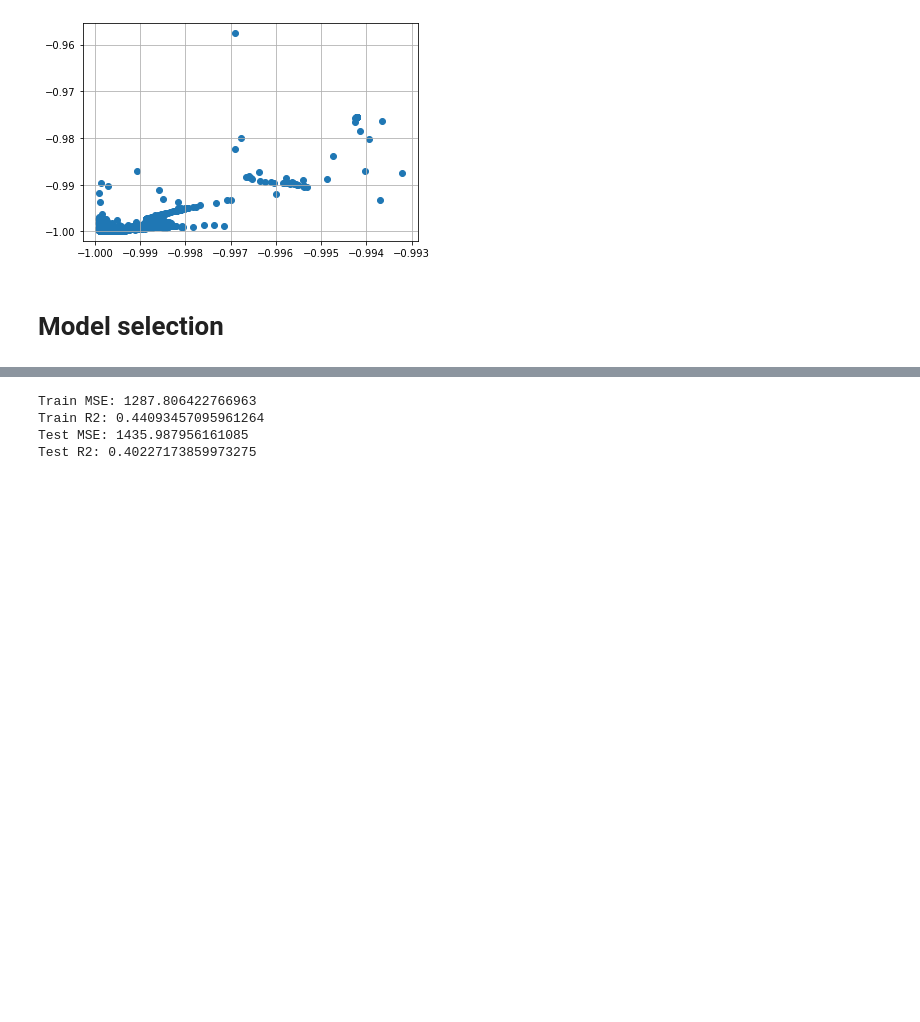
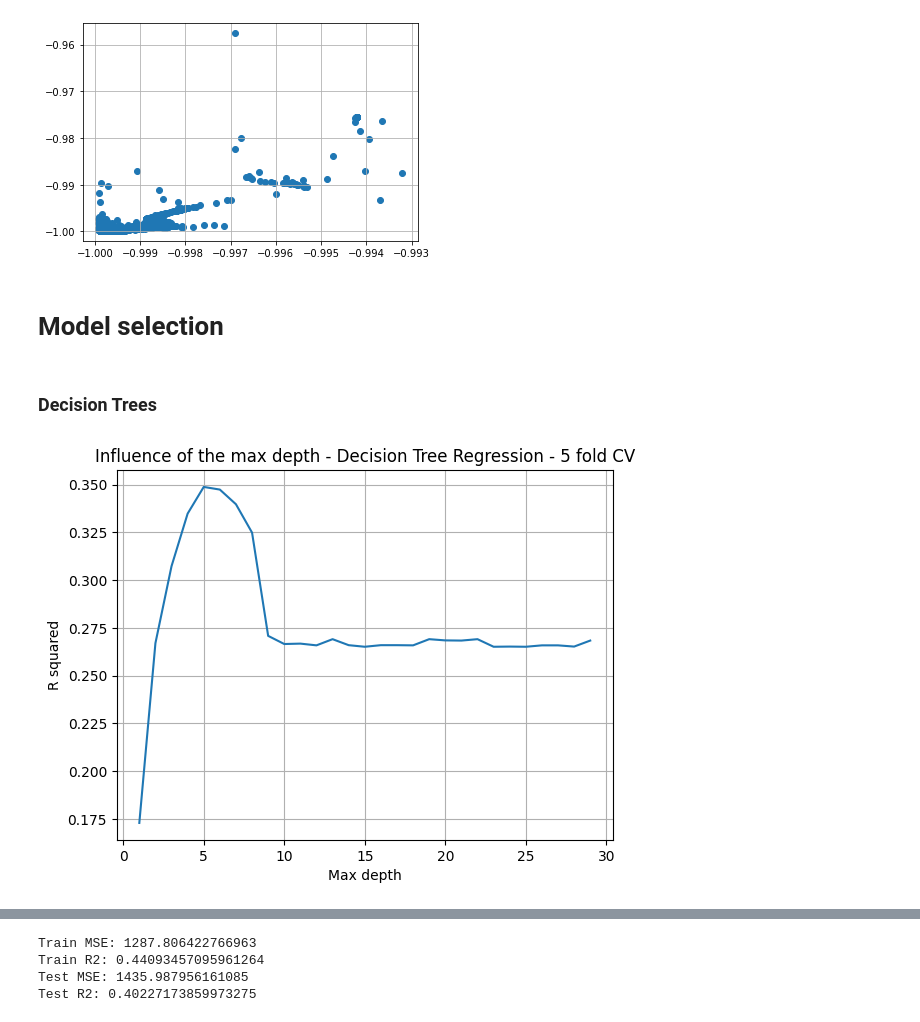
Before and after one commit to jose-melo/airbnb-berlin-price, a Jupyter notebook: src/berlin.ipynb, the cells around one changed output, grey strips where cells are left out. Drawn from its saved outputs; the diff is of its cells as text; code cells hidden in the pictures; blank space fills up the shorter version.

Commit message:
[FEAT] Decision tree, SVM, AdaBoost and GBDT tuning with optune

```diff
--- a/src/berlin.ipynb
+++ b/src/berlin.ipynb
@@ -167,3 +161,17 @@ def fit_linear_reg(X,Y):
 # %% [markdown]
 ### Forward selection + Cross Validation
+# %%
+def fit_clf(clf, X, y, params):
+    X = X.reset_index(drop=True)
+    y = y.reset_index(drop=True)
+    kf = KFold(n_splits=5)
+    metric = []
+    for train_index, test_index in kf.split(X):
+        X_train, X_test = X.loc[train_index], X.loc[test_index]
+        y_train, y_test = y.loc[train_index], y.loc[test_index]
+
+        model_k = clf(**params)
+        model_k.fit(X_train,y_train)
+        metric.append(model_k.score(X_test,y_test))
+    return np.array(metric).mean()
 # %%
@@ -246,3 +257,22 @@ plt.show()
 [figure]
 # %% [markdown]
 # Model selection
+# %% [markdown]
+### Decision Trees
+# %%
+r2 = []
+max_depth = []
+for k in range(1, 30):
+    r2_val = fit_clf(DecisionTreeRegressor, X_train[new_features],y_train, {"max_depth": k})
+    r2.append(r2_val)
+    max_depth.append(k)
+
+df = pd.DataFrame({'R2': r2,'max_depth':max_depth})
+plt.title('Influence of the max depth - Decision Tree Regression - 5 fold CV')
+plt.xlabel('Max depth')
+plt.ylabel('R squared')
+plt.grid()
+plt.plot(df['max_depth'], df['R2'])
+plt.show()
+# %% [output]
+[figure, added]
```
Also changed, not shown: parts of 14 cells of this notebook.
